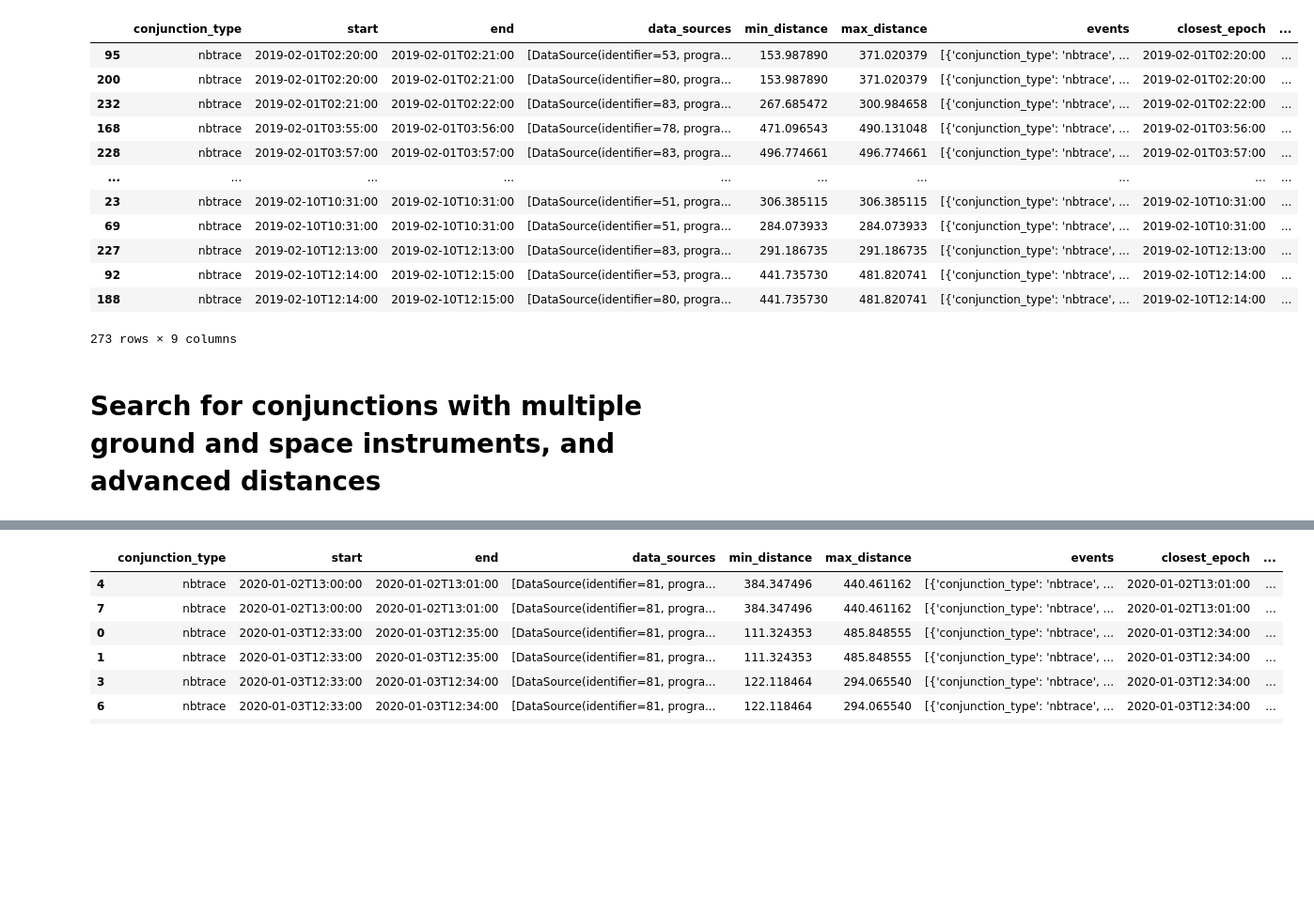
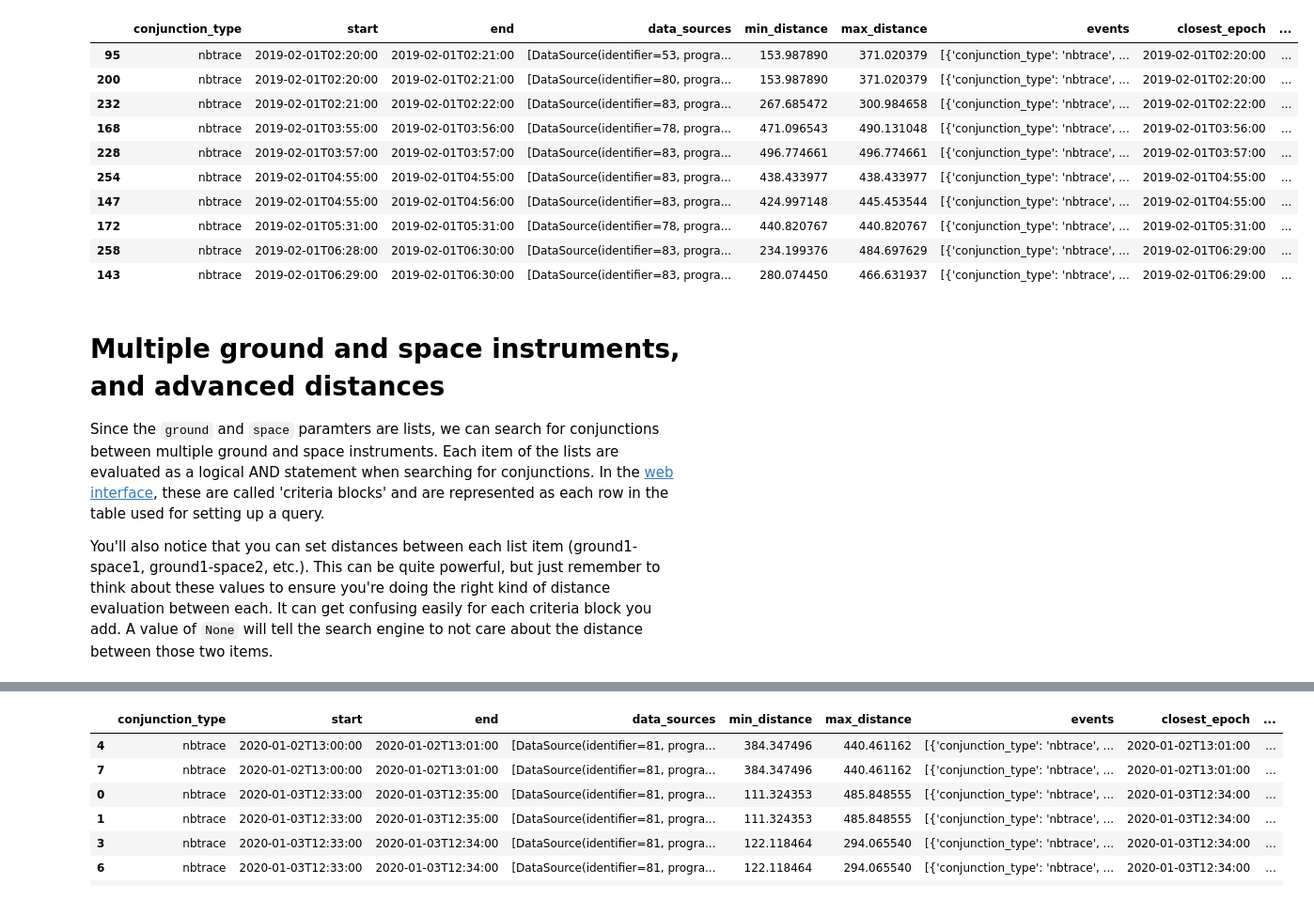
Before and after one commit to aurorax-space/pyaurorax, a Jupyter notebook: examples/notebooks/search/search_conjunctions.ipynb, the cells around one changed output, grey strips where cells are left out. Shown at 94% size. Cells and saved outputs as stored; diff of their text form; code cells hidden in the pictures; blank space fills up the shorter version.

```diff
--- a/examples/notebooks/search/search_conjunctions.ipynb
+++ b/examples/notebooks/search/search_conjunctions.ipynb
@@ -88,23 +101,25 @@ s = aurorax.search.conjunctions.search(start, end, distance, ground=ground, spac
 # %%
-# output data as a pandas dataframe
+# view the first 10 conjunctions
 conjunctions = [c.__dict__ for c in s.data]
 df = pd.DataFrame(conjunctions)
-df.sort_values("start")
+df.sort_values("start")[0:10]
 # %% [output]
 |  | conjunction_type | start | end | data_sources | min_distance | max_distance | events | closest_epoch | ... |
 | 95 | nbtrace | 2019-02-01T02:20:00 | 2019-02-01T02:21:00 | [DataSource(identifier=53, progra... | 153.987890 | 371.020379 | [{'conjunction_type': 'nbtrace', ... | 2019-02-01T02:20:00 | ... |
 | 200 | nbtrace | 2019-02-01T02:20:00 | 2019-02-01T02:21:00 | [DataSource(identifier=80, progra... | 153.987890 | 371.020379 | [{'conjunction_type': 'nbtrace', ... | 2019-02-01T02:20:00 | ... |
 | 232 | nbtrace | 2019-02-01T02:21:00 | 2019-02-01T02:22:00 | [DataSource(identifier=83, progra... | 267.685472 | 300.984658 | [{'conjunction_type': 'nbtrace', ... | 2019-02-01T02:22:00 | ... |
 | 168 | nbtrace | 2019-02-01T03:55:00 | 2019-02-01T03:56:00 | [DataSource(identifier=78, progra... | 471.096543 | 490.131048 | [{'conjunction_type': 'nbtrace', ... | 2019-02-01T03:56:00 | ... |
 | 228 | nbtrace | 2019-02-01T03:57:00 | 2019-02-01T03:57:00 | [DataSource(identifier=83, progra... | 496.774661 | 496.774661 | [{'conjunction_type': 'nbtrace', ... | 2019-02-01T03:57:00 | ... |
-| ... | ... | ... | ... | ... | ... | ... | ... | ... | ... |
-| 23 | nbtrace | 2019-02-10T10:31:00 | 2019-02-10T10:31:00 | [DataSource(identifier=51, progra... | 306.385115 | 306.385115 | [{'conjunction_type': 'nbtrace', ... | 2019-02-10T10:31:00 | ... |
-| 69 | nbtrace | 2019-02-10T10:31:00 | 2019-02-10T10:31:00 | [DataSource(identifier=51, progra... | 284.073933 | 284.073933 | [{'conjunction_type': 'nbtrace', ... | 2019-02-10T10:31:00 | ... |
-| 227 | nbtrace | 2019-02-10T12:13:00 | 2019-02-10T12:13:00 | [DataSource(identifier=83, progra... | 291.186735 | 291.186735 | [{'conjunction_type': 'nbtrace', ... | 2019-02-10T12:13:00 | ... |
-| 92 | nbtrace | 2019-02-10T12:14:00 | 2019-02-10T12:15:00 | [DataSource(identifier=53, progra... | 441.735730 | 481.820741 | [{'conjunction_type': 'nbtrace', ... | 2019-02-10T12:14:00 | ... |
-| 188 | nbtrace | 2019-02-10T12:14:00 | 2019-02-10T12:15:00 | [DataSource(identifier=80, progra... | 441.735730 | 481.820741 | [{'conjunction_type': 'nbtrace', ... | 2019-02-10T12:14:00 | ... |
+| 254 | nbtrace | 2019-02-01T04:55:00 | 2019-02-01T04:55:00 | [DataSource(identifier=83, progra... | 438.433977 | 438.433977 | [{'conjunction_type': 'nbtrace', ... | 2019-02-01T04:55:00 | ... |
+| 147 | nbtrace | 2019-02-01T04:55:00 | 2019-02-01T04:56:00 | [DataSource(identifier=83, progra... | 424.997148 | 445.453544 | [{'conjunction_type': 'nbtrace', ... | 2019-02-01T04:55:00 | ... |
+| 172 | nbtrace | 2019-02-01T05:31:00 | 2019-02-01T05:31:00 | [DataSource(identifier=78, progra... | 440.820767 | 440.820767 | [{'conjunction_type': 'nbtrace', ... | 2019-02-01T05:31:00 | ... |
+| 258 | nbtrace | 2019-02-01T06:28:00 | 2019-02-01T06:30:00 | [DataSource(identifier=83, progra... | 234.199376 | 484.697629 | [{'conjunction_type': 'nbtrace', ... | 2019-02-01T06:29:00 | ... |
+| 143 | nbtrace | 2019-02-01T06:29:00 | 2019-02-01T06:30:00 | [DataSource(identifier=83, progra... | 280.074450 | 466.631937 | [{'conjunction_type': 'nbtrace', ... | 2019-02-01T06:29:00 | ... |
-273 rows × 9 columns
 # %% [markdown]
-# Search for conjunctions with multiple ground and space instruments, and advanced distances
+# Multiple ground and space instruments, and advanced distances
+
+Since the `ground` and `space` paramters are lists, we can search for conjunctions between multiple ground and space instruments. Each item of the lists are evaluated as a logical AND statement when searching for conjunctions. In the [web interface](https://aurorax.space/conjunctionSearch/standard), these are called 'criteria blocks' and are represented as each row in the table used for setting up a query.
+
+You'll also notice that you can set distances between each list item (ground1-space1, ground1-space2, etc.). This can be quite powerful, but just remember to think about these values to ensure you're doing the right kind of distance evaluation between each. It can get confusing easily for each criteria block you add. A value of `None` will tell the search engine to not care about the distance between those two items.
 # %%
 # search for conjunctions between any REGO instrument, any TREx instrument,
```
Also changed, not shown: parts of 29 cells of this notebook, 6 other files.
